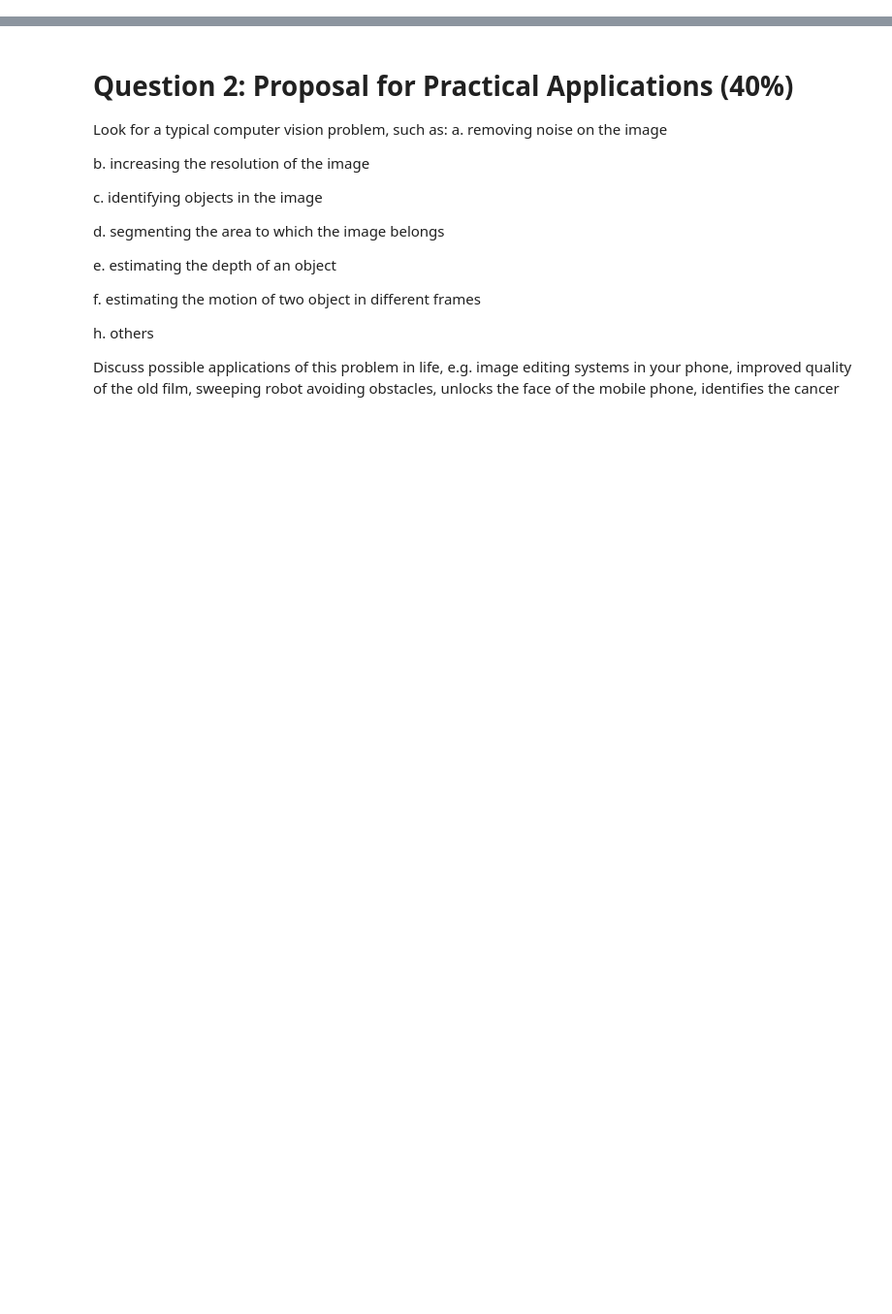
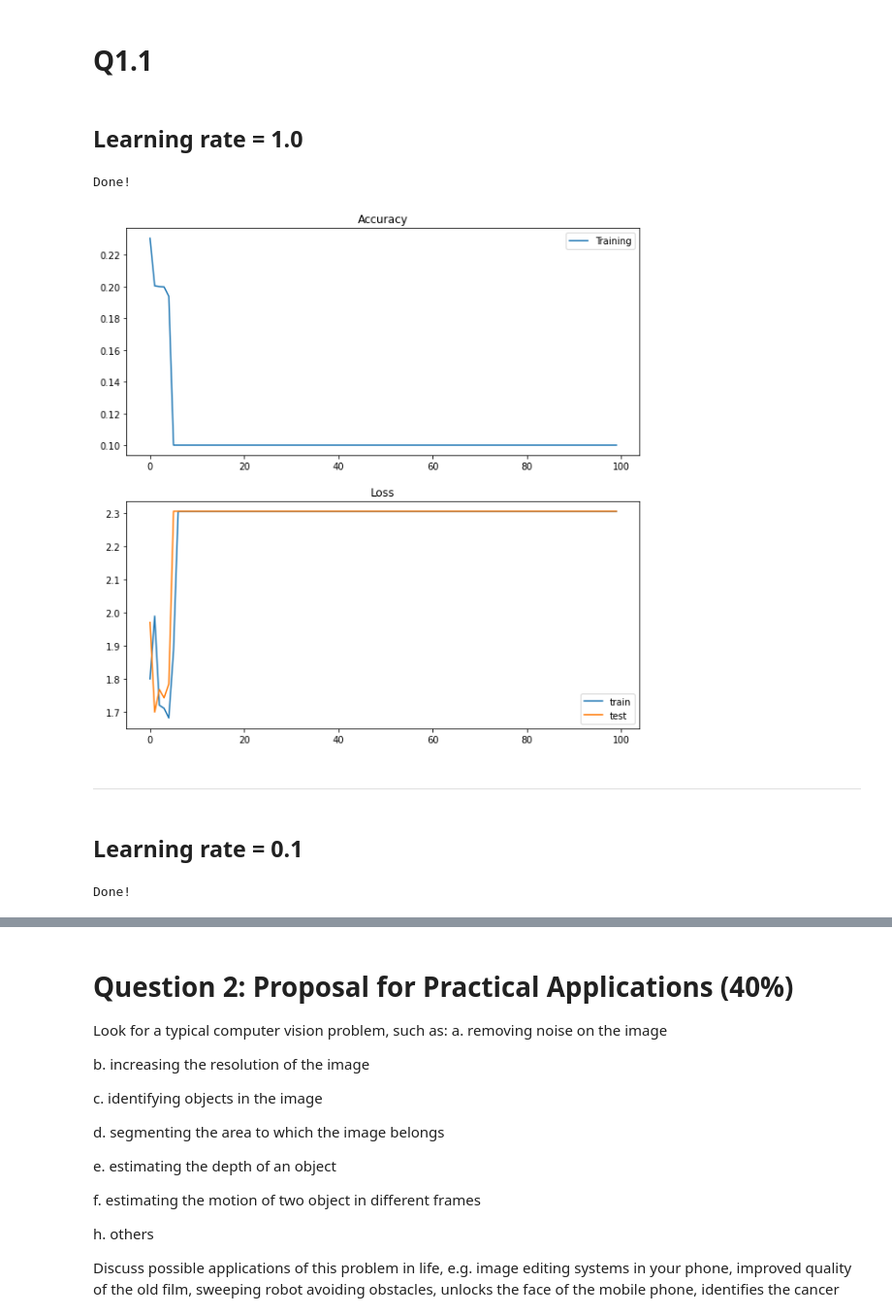
Before and after one commit to XiaoLinZzz/Computer-vision, a Jupyter notebook: assignment 3/a3.ipynb, the cells around one changed output, grey strips where cells are left out. Shown at 97% size. Drawn from its saved outputs; the diff is of its cells as text; code cells hidden in the pictures; blank space fills up the shorter version.

```diff
--- a/assignment 3/a3.ipynb
+++ b/assignment 3/a3.ipynb
@@ -480,0 +184,4 @@ plt.show()
+# %% [markdown]
+# Q1.1
+# %% [markdown]
+## Learning rate = 1.0
@@ -480,0 +247,35 @@ plt.show()
+# %%
+# Train and test the model
+loss_fn, optimizer = sgd_optimizer(model, lr=1)
+epochs = 100
+for t in range(epochs):
+    # print(f"Epoch {t+1}\n-------------------------------")
+    train(train_dataloader, model, loss_fn, optimizer)
+    test(test_dataloader, model, loss_fn)
+
+    # print(acc)
+    # print(train_loss)
+    # wandb.log({'train_loss': train_loss, 'test_loss': test_loss, 'acc': acc, 'mean_loss': mean_loss})
+
+print("Done!")
+# %% [output]
+Done!
+# %%
+# plot the accuracy and loss of the model
+plt.figure(figsize=(10,10))
+plt.subplot(2,1,1)
+plt.title("Accuracy")
+plt.plot(acc, label="Training")
+plt.legend()
+plt.subplot(2,1,2)
+plt.title("Loss")
+plt.plot(train_loss, label="train")
+plt.plot(test_loss_store, label="test")
+plt.legend()
+plt.show()
+# %% [output]
+[figure, added]
+# %% [markdown]
+***
+# %% [markdown]
+## Learning rate = 0.1
@@ -480,0 +341,16 @@ plt.show()
+# %%
+# Train and test the model
+loss_fn, optimizer = sgd_optimizer(model, lr=0.1)
+epochs = 100
+for t in range(epochs):
+    # print(f"Epoch {t+1}\n-------------------------------")
+    train(train_dataloader, model, loss_fn, optimizer)
+    test(test_dataloader, model, loss_fn)
+
+    # print(acc)
+    # print(train_loss)
+    # wandb.log({'train_loss': train_loss, 'test_loss': test_loss, 'acc': acc, 'mean_loss': mean_loss})
+
+print("Done!")
+# %% [output]
+Done!
```
Also changed, not shown: parts of 57 cells of this notebook, 22 other files.
